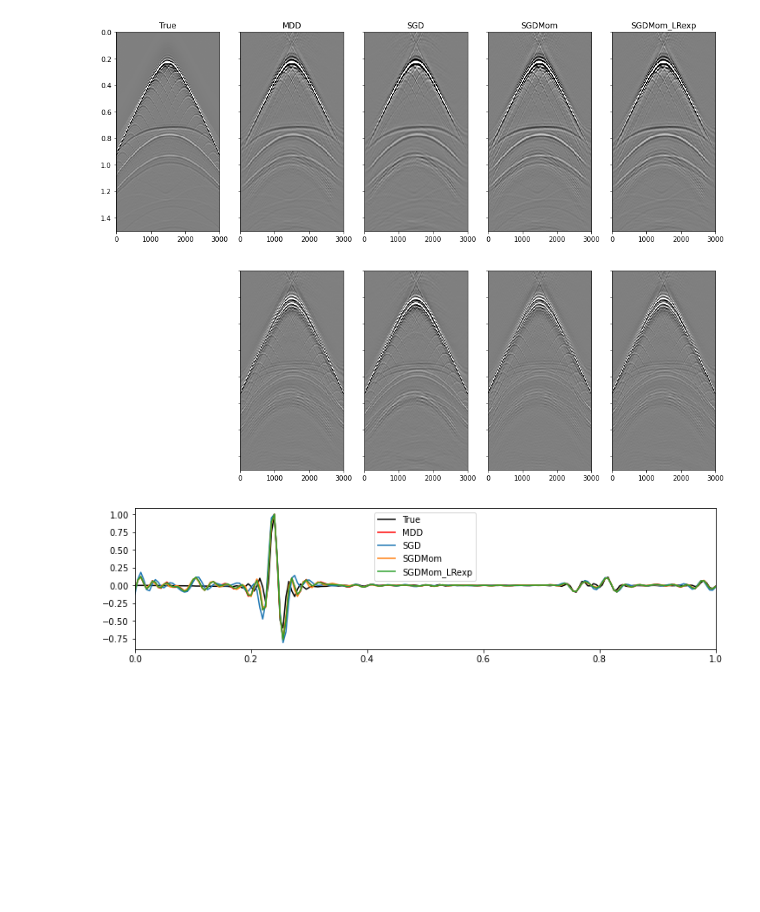
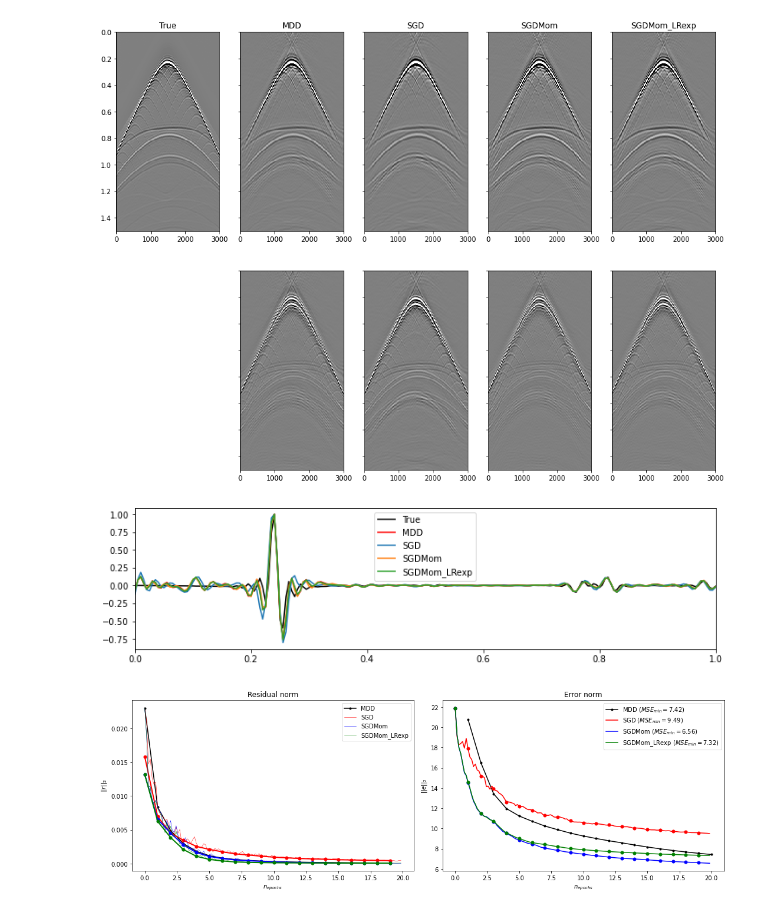
Before and after one commit to DIG-Kaust/MDD-StochasticSolvers, a Jupyter notebook: WavefieldSeparation-dipping_MDD_stochastic_singlesource.ipynb, the cells around one changed output. Saved outputs shown, nothing was run; the diff lists cells and outputs as text; code cells hidden in the pictures; blank space fills up the shorter version.

Commit message:
Added resnorm for MDD benchmark in WavefieldSeparation-dipping_MDD_stochastic_singlesource.ipynb

```diff
--- a/WavefieldSeparation-dipping_MDD_stochastic_singlesource.ipynb
+++ b/WavefieldSeparation-dipping_MDD_stochastic_singlesource.ipynb
@@ -112,7 +109,7 @@ plt.colorbar(im);
 # %% [markdown]
 Up/down separated data
 # %%
-data = np.load('../Data/updown_dipping_belowseabed_%s.npz'% method)
+data = np.load(os.path.join(datapath, 'updown_dipping_belowseabed_%s.npz'% method))
 
 pup = data['pup']
 pdown = data['pdown']
@@ -506,19 +533,19 @@ clip = 0.2
 fig, axs = plt.subplots(2, len(mdict)+2, sharey=True, figsize=(16, 12))
 axs[0][0].imshow(R, aspect='auto', interpolation='nearest', cmap='gray',
               vmin=-clip*R.max(), vmax=clip*R.max(),
-              extent = (r[0, 0], r[0,-1], t[-1], -t[-1]))
+              extent = (r[0, 0], r[0,-1], t[-1], t[0]))
 axs[0][0].axis('tight')
 axs[0][0].set_title('True')
 axs[0][1].imshow(Rinv.T, aspect='auto', interpolation='nearest', cmap='gray',
            vmin=-clip*Rinv.max(), vmax=clip*Rinv.max(),
-           extent = (r[0, 0], r[0,-1], t[-1], -t[-1]))
+           extent = (r[0, 0], r[0,-1], t[-1], t[0]))
 axs[0][1].axis('tight')
 axs[0][1].set_title('MDD')
 
 for iloss, loss in enumerate(mdict.keys()):
     axs[0][iloss+2].imshow(mdict[loss], aspect='auto', interpolation='nearest', cmap='gray',
            vmin=-clip*mdict['SGD'].max(), vmax=clip*mdict['SGD'].max(),
-           extent = (r[0, 0], r[0,-1], t[-1], -t[-1]))
+           extent = (r[0, 0], r[0,-1], t[-1], t[0]))
     axs[0][iloss+2].axis('tight')
     axs[0][iloss+2].set_title(loss)
 axs[0][-1].set_ylim(1.5, 0)
@@ -526,27 +553,55 @@ axs[0][-1].set_ylim(1.5, 0)
 axs[1][0].axis('off')
 axs[1][1].imshow(R/R.max()-Rinv.T/Rinv.max(), aspect='auto', interpolation='nearest', cmap='gray',
            vmin=-clip, vmax=clip,
-           extent = (r[0, 0], r[0,-1], t[-1], -t[-1]))
+           extent = (r[0, 0], r[0,-1], t[-1], t[0]))
 axs[1][1].axis('tight')
 
 for iloss, loss in enumerate(mdict.keys()):
     axs[1][iloss+2].imshow(R/R.max()-mdict[loss]/mdict[loss].max(), aspect='auto', interpolation='nearest', cmap='gray',
            vmin=-clip, vmax=clip,
-           extent = (r[0, 0], r[0,-1], t[-1], -t[-1]))
+           extent = (r[0, 0], r[0,-1], t[-1], t[0]))
     axs[1][iloss+2].axis('tight')
 axs[1][-1].set_ylim(1.5, 0)
-
 plt.savefig('Figs/MDDSingle_solutions_batch%d_nepoch%d' % (batch_size, nepochs))
 # %% [output]
 [figure]
 # %%
 plt.figure(figsize=(12, 3))
-plt.plot(tpad2, R[:, ns//2]/R[:, ns//2].max(), 'k', label='True')
-plt.plot(tpad2, Rinv[ns//2]/Rinv[ns//2].max(), 'r', label='MDD')
+plt.plot(tpad, R[:, ns//2]/R[:, ns//2].max(), 'k', label='True')
+plt.plot(tpad, Rinv[ns//2]/Rinv[ns//2].max(), 'r', label='MDD')
 for iloss, loss in enumerate(mdict.keys()):
-    plt.plot(tpad2,mdict[loss][:, ns//2]/mdict[loss][:, ns//2].max(), label=loss)
+    plt.plot(tpad, mdict[loss][:, ns//2]/mdict[loss][:, ns//2].max(), label=loss)
 plt.legend()
 plt.xlim(0, 1.);
 # %% [output]
 [figure]
+# %%
+colors = ('r', 'b', 'g')
+
+fig, axs = plt.subplots(1, 2, figsize= (15,5))
+axs[0].plot(np.arange(nepochs), Rinv_res[:nepochs], '.-k', label="MDD")
+for loss, avg, color in zip(lossdict.keys(), avgdict.keys(), colors):
+    axs[0].plot((np.arange(0, no_of_batches*nepochs, no_of_batches))/no_of_batches, avgdict[avg],
+                '.-%s' % color, ms=10, linewidth = 2)
+    axs[0].plot(np.arange(len(lossdict[loss]))/no_of_batches , lossdict[loss], '%s' % color, label = loss, lw=0.5)
+axs[0].set_xlabel(r'$n_{epochs}$')
+axs[0].set_ylabel(r'$||r||_2$')
+axs[0].set_title("Residual norm")
+axs[0].legend()
+
+axs[1].plot(np.arange(nepochs)+1, Rinv_error[:nepochs], '.-k',
+            label=r"MDD ($MSE_{min}=%.2f)$" % np.array(Rinv_error[:nepochs]).min())
+for enorm, color in zip(enormdict.keys(), colors):
+    axs[1].plot(np.arange(len(enormdict[enorm]))/no_of_batches, enormdict[enorm],
+                '%s' % color, ms=10, label=r"%s ($MSE_{min}=%.2f)$" % (enorm, np.array(enormdict[enorm]).min()))
+    axs[1].plot((np.arange(len(enormdict[enorm]))/no_of_batches)[::no_of_batches], enormdict[enorm][::no_of_batches],
+                '.%s' % color, ms=10, linewidth = 2)
+axs[1].set_xlabel(r'$n_{epochs}$')
+axs[1].set_ylabel(r'$||e||_2$')
+axs[1].set_title("Error norm")
+axs[1].legend()
+fig.tight_layout()
+plt.savefig('Figs/MDDSingle_residual_error_norms_batch%d_nepoch%d' % (batch_size, nepochs))
+# %% [output]
+[figure, added]
 # %%
```
Also changed, not shown: parts of 26 cells of this notebook.
